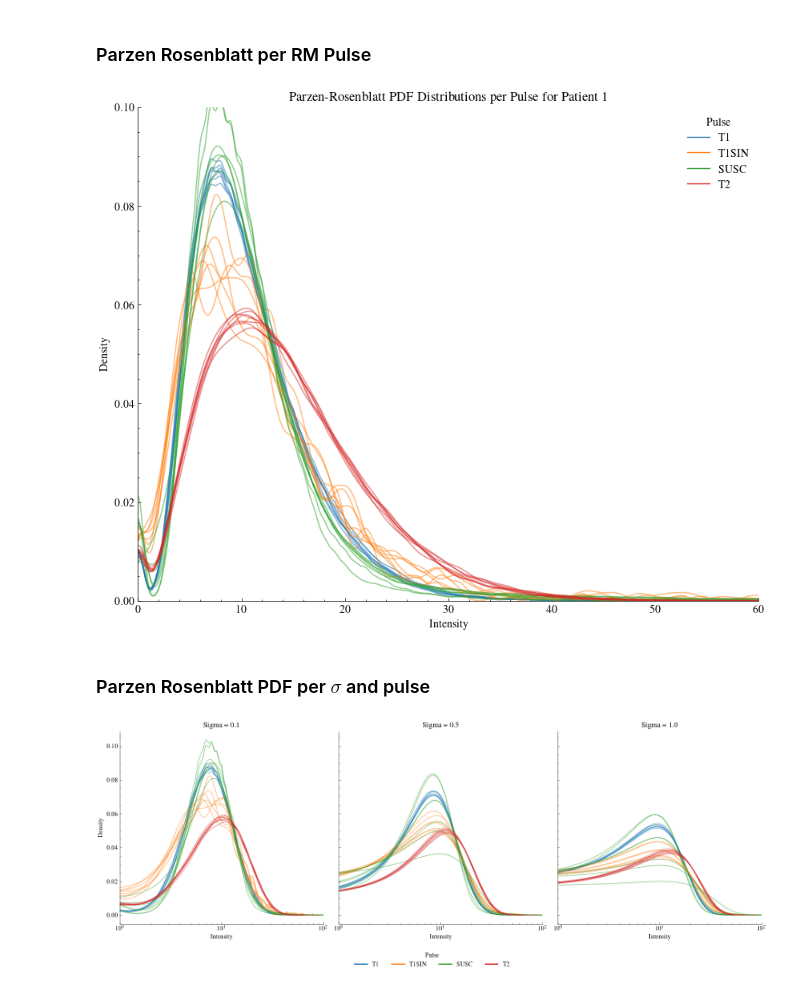
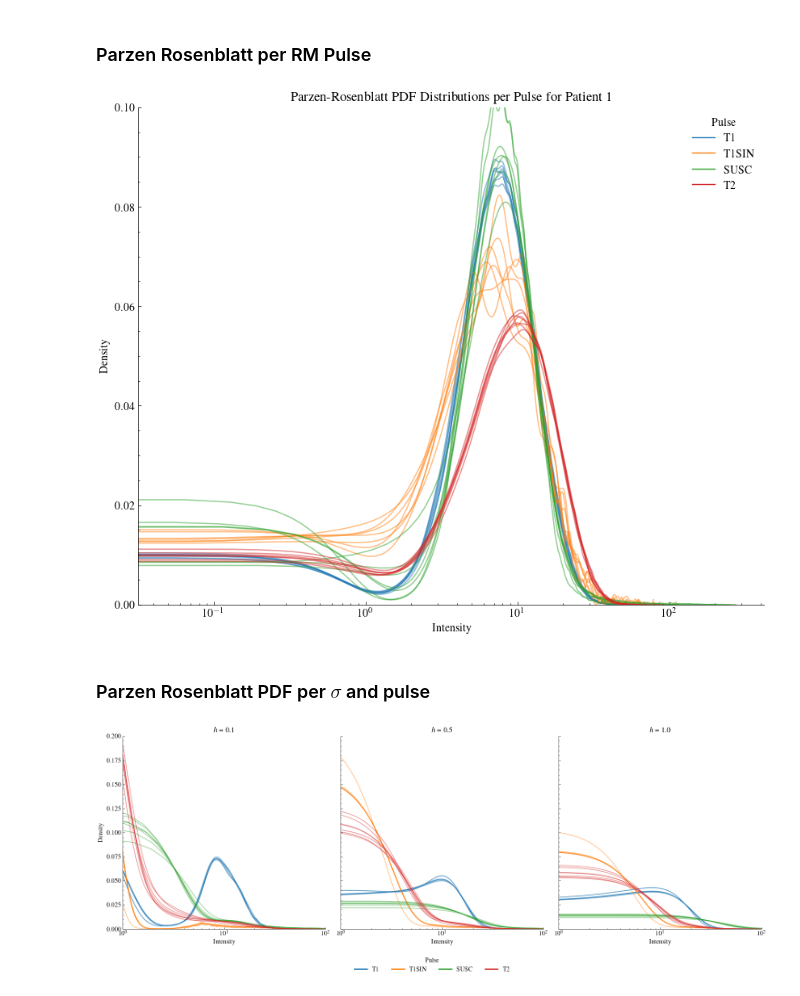
Before and after one commit to MarioPasc/Meningioma, a Jupyter notebook: jupyter/explore_metadata.ipynb, the cells around one changed output. Drawn from its saved outputs; the diff is of its cells as text; code cells hidden in the pictures.

Commit message:
Generate some PDF plots; Start the experiment script

```diff
--- a/jupyter/explore_metadata.ipynb
+++ b/jupyter/explore_metadata.ipynb
@@ -339,41 +341,42 @@ def plot_kde_per_pulse(patient, pulses, num_slices, sigma):
             # Calculate KDE PDF for noise values
             kde_pdf = kde(noise_outside_bbox, sigma=sigma)
             kde_distributions.append((kde_pdf, noise_outside_bbox))
 
         # Plot KDE distributions for this pulse
         for kde_pdf, noise_values in kde_distributions:
             x = np.linspace(np.min(noise_values), np.max(noise_values), 1000)
             plt.plot(x, kde_pdf, color=color, alpha=0.5, linewidth=1.1)
 
         # Add legend entry for the pulse
         plt.plot([], [], color=color, label=pulse)
 
     # Final plot adjustments
     plt.title(f'Parzen-Rosenblatt PDF Distributions per Pulse for Patient {patient}')
     plt.xlabel('Intensity')
     plt.ylabel('Density')
-    plt.xlim(0, 60)  # Adjust if necessary
+    #plt.xlim(0, 60)  # Adjust if necessary
     plt.ylim(0, 0.1)
     ax.spines[['right', 'top']].set_visible(False)
     ax.get_xaxis().tick_bottom()
     ax.get_yaxis().tick_left()
+    ax.set_xscale('log')
     plt.legend(title="Pulse", loc="upper right")
     plt.show()
 
 # Find a valid patient with all pulses
 patient = find_valid_patient_with_pulses(metadata, PULSES)
 if patient:
     plot_kde_per_pulse(patient, PULSES, NUMBER_SLICES, sigma)
 else:
     print("No patient found with all required pulses.")
 # %% [output]
-[figure, old version]
+[figure, new version]
 # %% [markdown]
 ### Parzen Rosenblatt PDF per $\sigma$ and pulse
 # %%
 # User-defined parameters
 NUMBER_SLICES = 3  # Define the number of slices to take around the middle
-SIGMA_VALUES = [0.1, 0.5, 1.0]  # List of sigma values for KDE
+H_VALUES = [0.1, 0.5, 1.0]  # List of sigma values for KDE
 
 # Initialize image processing
 processing = ImageProcessing()
@@ -393,15 +396,15 @@ def find_valid_patient_with_pulses(metadata, pulses):
             return patient
     return None
 
-def plot_kde_per_pulse_multiple_sigma(patient, pulses, num_slices, sigma_values):
+def plot_kde_per_pulse_multiple_sigma(patient, pulses, num_slices, h_values):
     """
     Plot Parzen-Rosenblatt PDF for a specified patient and given pulses
     with multiple sigma values, arranged in a single row of subplots.
     """
-    fig, axes = plt.subplots(1, len(sigma_values), figsize=(15, 6), sharey=True)
+    fig, axes = plt.subplots(1, len(h_values), figsize=(15, 6), sharey=True)
     colors = cycle(plt.cm.tab10.colors)  # Color cycle for pulses
 
-    for ax, sigma in zip(axes, sigma_values):
+    for ax, sigma in zip(axes, h_values):
         color_cycle = cycle(plt.cm.tab10.colors)  # Reset color cycle for each sigma value
 
         for pulse in pulses:
@@ -434,9 +437,10 @@ def plot_kde_per_pulse_multiple_sigma(patient, pulses, num_slices, sigma_values)
                 ax.plot(x, kde_pdf, color=color, alpha=0.5, linewidth=1.1)
 
         # Title and axis settings for each subplot
-        ax.set_title(f'Sigma = {sigma}')
+        ax.set_title(f'$h$ = {sigma}')
         ax.set_xlabel('Intensity')
         ax.set_xlim(1, 100)  # Adjust if necessary
+        ax.set_ylim(0, .2)  # Adjust if necessary
         ax.set_xscale('log')  # Optional, depending on data distribution
         ax.spines['right'].set_visible(False)
         ax.spines['top'].set_visible(False)
@@ -453,14 +457,15 @@ def plot_kde_per_pulse_multiple_sigma(patient, pulses, num_slices, sigma_values)
 
     # Adjust layout and show plot
     plt.tight_layout(rect=[0, 0.1, 1, 0.95])  # Leave space at the bottom for the legend
-    plt.savefig("../docs/figures/PR_PDF_per_sigma_pulse_same_patient.pdf")
+    plt.savefig(f"../docs/figures/PR_PDF_per_sigma_pulse_same_patient_P{patient}.png")
+    plt.savefig(f"../docs/figures/PR_PDF_per_sigma_pulse_same_patient_P{patient}.pdf")
     plt.show()
 
 # Find a valid patient with all pulses
 patient = find_valid_patient_with_pulses(metadata, PULSES)
 if patient:
-    plot_kde_per_pulse_multiple_sigma(patient, PULSES, NUMBER_SLICES, SIGMA_VALUES)
+    plot_kde_per_pulse_multiple_sigma(72, PULSES, NUMBER_SLICES, h_values=H_VALUES)
 else:
     print("No patient found with all required pulses.")
 # %% [output]
-[figure, old version]
+[figure, new version]
```
Also changed, not shown: parts of 5 cells of this notebook, 19 other files.
